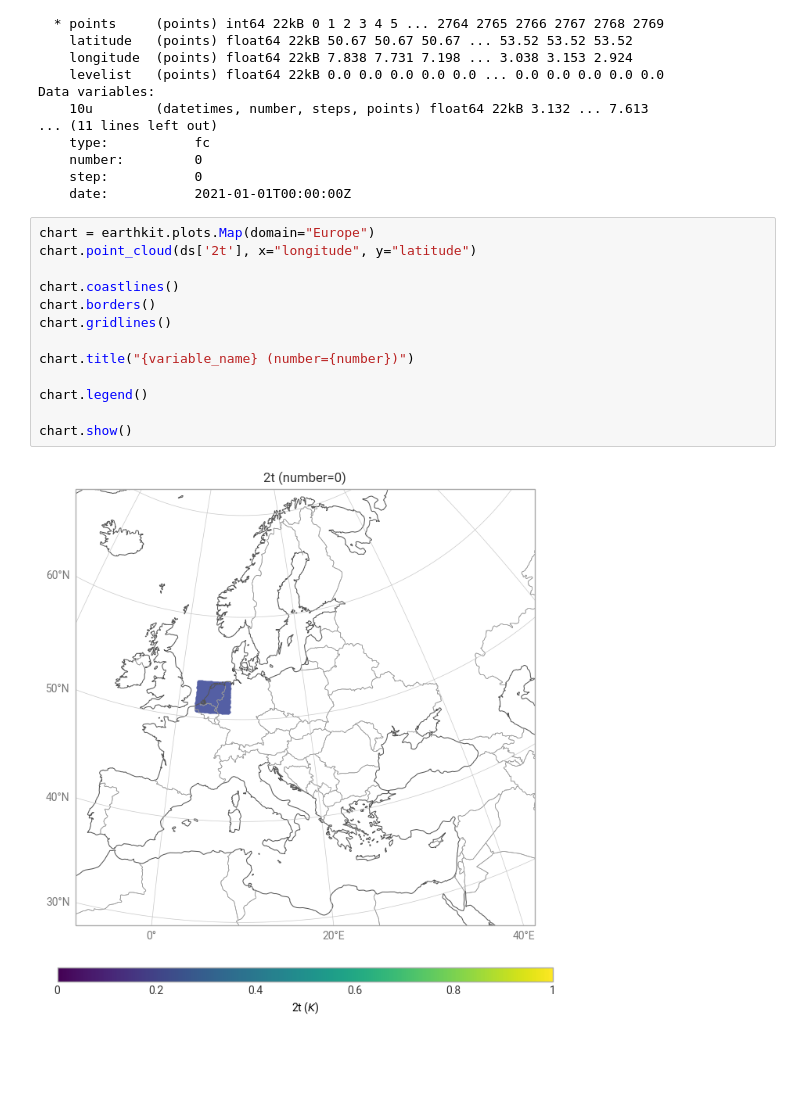
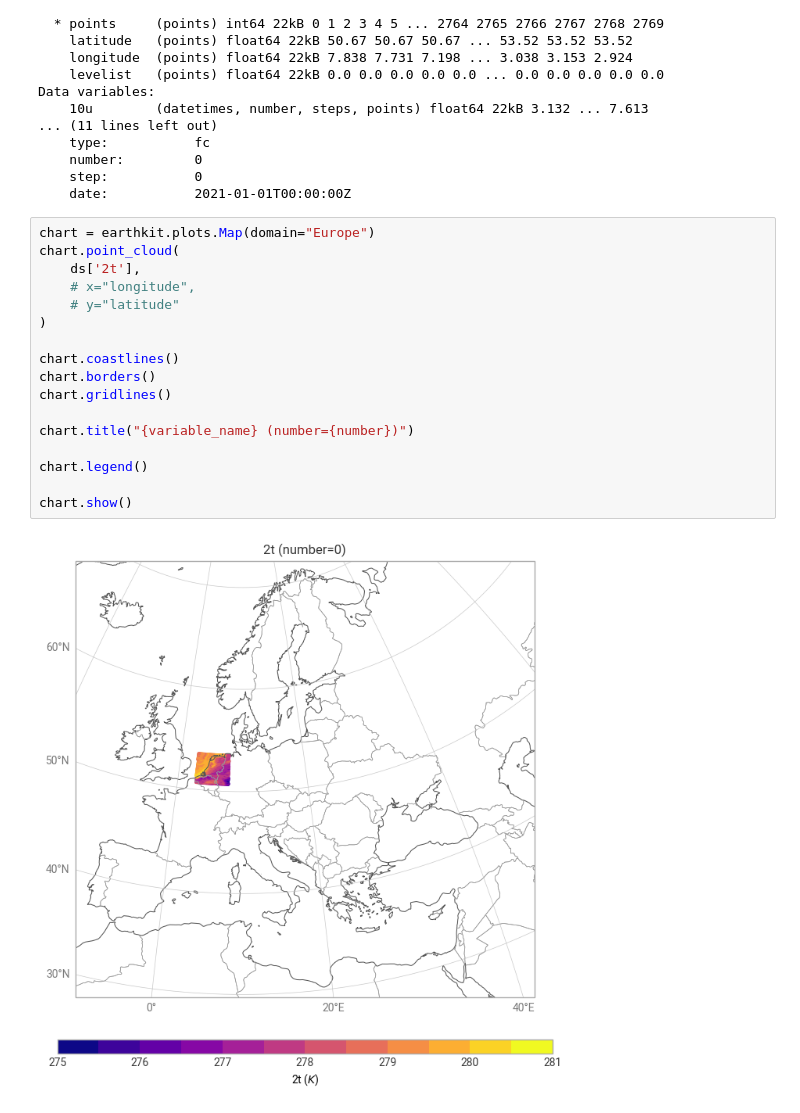
Before and after one commit to trackow/polytope-examples, a Jupyter notebook: climate-dt/climate-dt-earthkit-fe-boundingbox.ipynb, the cells around one changed output. Cells and saved outputs as stored; diff of their text form; blank space fills up the shorter version.

```diff
--- a/climate-dt/climate-dt-earthkit-fe-boundingbox.ipynb
+++ b/climate-dt/climate-dt-earthkit-fe-boundingbox.ipynb
@@ -90,16 +90,20 @@ Data variables:
     date:           2021-01-01T00:00:00Z
 # %%
 chart = earthkit.plots.Map(domain="Europe")
-chart.point_cloud(ds['2t'], x="longitude", y="latitude")
+chart.point_cloud(
+    ds['2t'],
+    # x="longitude",
+    # y="latitude"
+)
 
 chart.coastlines()
 chart.borders()
 chart.gridlines()
 
 chart.title("{variable_name} (number={number})")
 
 chart.legend()
 
 chart.show()
 # %% [output]
-[figure, old version]
+[figure, new version]
```
Also changed, not shown: 2 other files.
